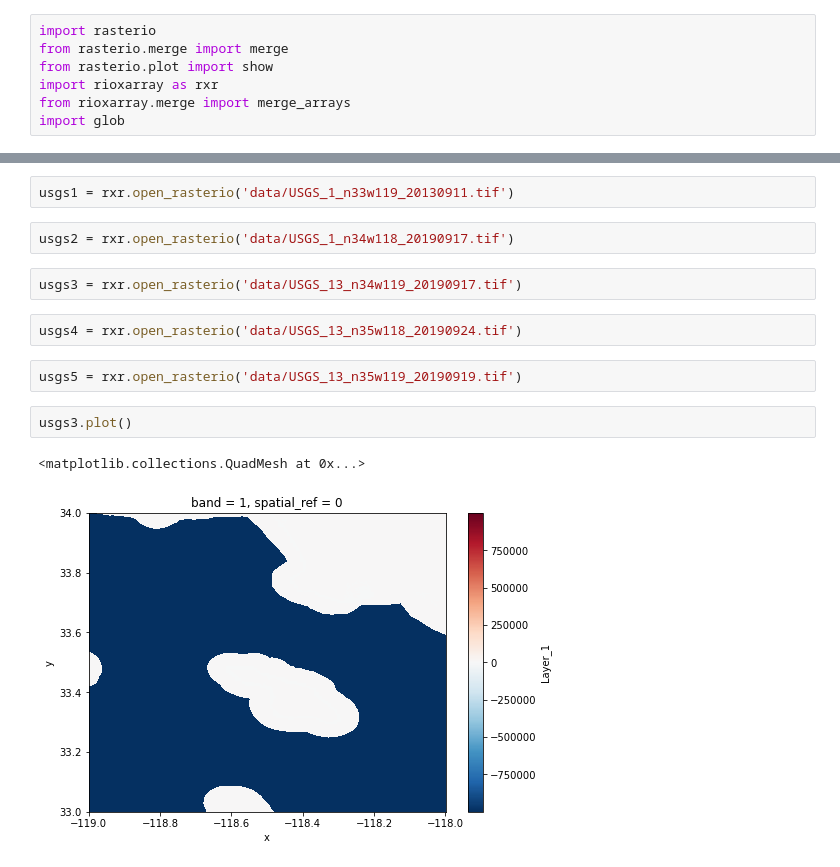
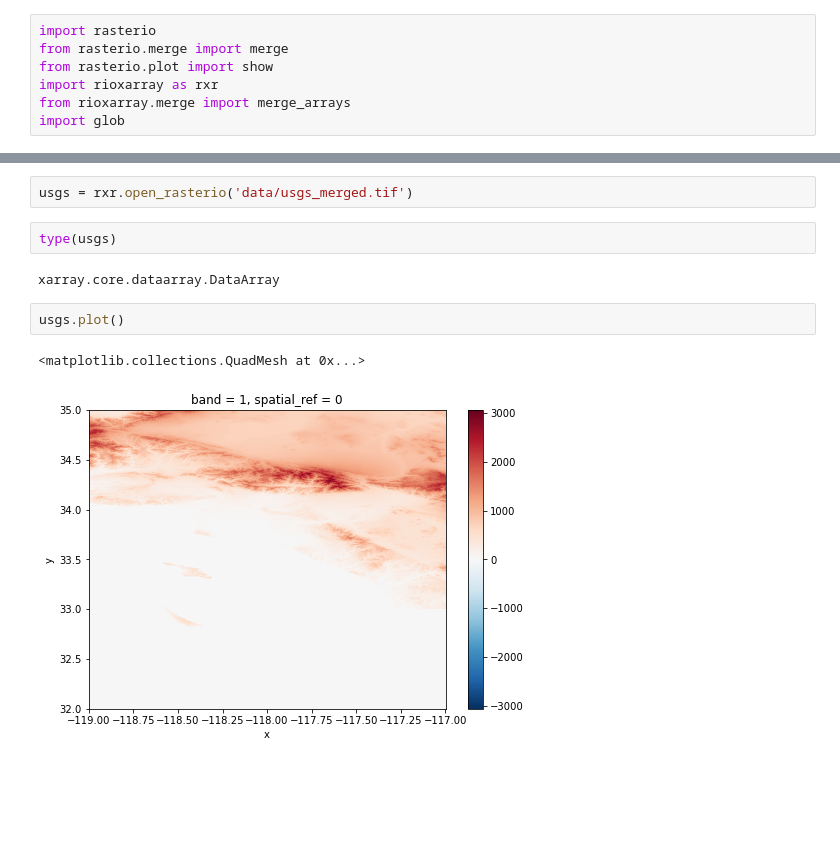
Before and after one commit to janderson5417/earthgrids_v2, a Jupyter notebook: gradient.ipynb, the cells around one changed output, grey strips where cells are left out. Cells and saved outputs as stored; diff of their text form; blank space fills up the shorter version.

Commit message:
gradient update + raster stats created

```diff
--- a/gradient.ipynb
+++ b/gradient.ipynb
@@ -20,16 +20,12 @@ import earthpy.plot as ep
 # %%
-usgs1 = rxr.open_rasterio('data/USGS_1_n33w119_20130911.tif')
+usgs = rxr.open_rasterio('data/usgs_merged.tif')
-# %%
-usgs2 = rxr.open_rasterio('data/USGS_1_n34w118_20190917.tif')
-# %%
-usgs3 = rxr.open_rasterio('data/USGS_13_n34w119_20190917.tif')
-# %%
-usgs4 = rxr.open_rasterio('data/USGS_13_n35w118_20190924.tif')
-# %%
-usgs5 = rxr.open_rasterio('data/USGS_13_n35w119_20190919.tif')
+# %%
+type(usgs)
+# %% [output]
+xarray.core.dataarray.DataArray
 # %%
-usgs3.plot()
+usgs.plot()
 # %% [output]
 <matplotlib.collections.QuadMesh at 0x...>
-[figure, old version]
+[figure, new version]
 # %%
```
Also changed, not shown: parts of 21 cells of this notebook, 3 other files.
